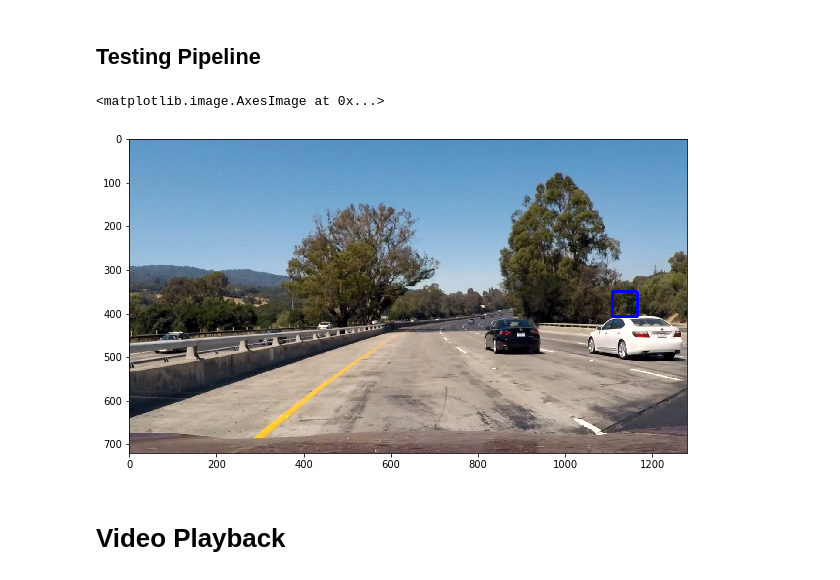
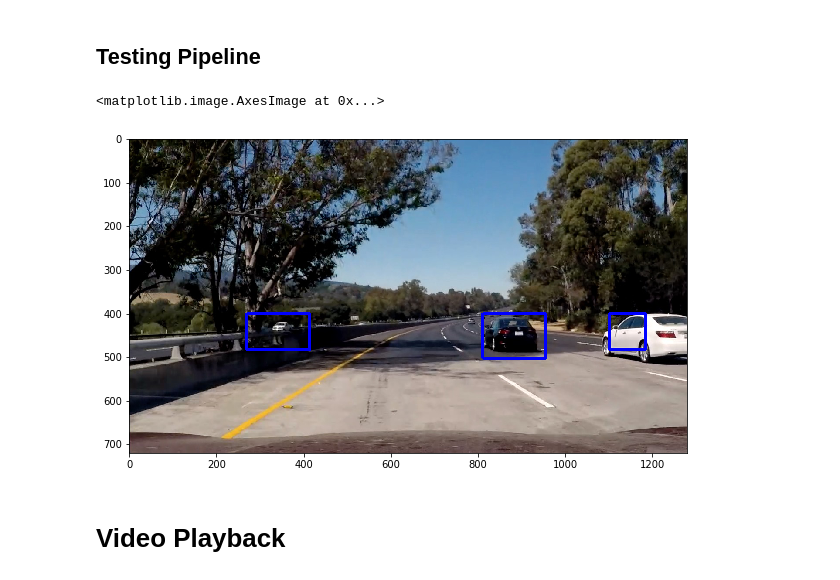
Before and after one commit to DevJoseWeb/CarND-Vehicle-Detection, a Jupyter notebook: P5.ipynb, the cells around one changed output. Drawn from its saved outputs; the diff is of its cells as text; code cells hidden in the pictures.

Commit message:
Added heatmap functionality, time to bring it all together

```diff
--- a/P5.ipynb
+++ b/P5.ipynb
@@ -577,8 +607,8 @@ cell_per_block = 2 # HOG cells per block
 hog_channel = "ALL" # Can be 0, 1, 2, or "ALL"
 spatial_size = (32, 32) # Spatial binning dimensions
 hist_bins = 32    # Number of histogram bins
-spatial_feat = False # Spatial features on or off
-hist_feat = False # Histogram features on or off
+spatial_feat = True # Spatial features on or off
+hist_feat = True # Histogram features on or off
 hog_feat = True # HOG features on or off
 y_start_stop = [image_shape[1]//2, image_shape[1]-100] # Min and max in y to search in slide_window()
 
@@ -588,6 +618,7 @@ car_features = extract_features(sample_cars, color_space=color_space,
                         cell_per_block=cell_per_block,
                         hog_channel=hog_channel, spatial_feat=spatial_feat,
                         hist_feat=hist_feat, hog_feat=hog_feat)
+
 notcar_features = extract_features(sample_non_cars, color_space=color_space,
                         spatial_size=spatial_size, hist_bins=hist_bins,
                         orient=orient, pix_per_cell=pix_per_cell,
@@ -661,42 +692,49 @@ def pipeline(image):
 # %%
 # for fname in test_images:
 #     ystart = 400
 #     ystop = 700
 #     scale = 2.5
 
-#     out_img = find_cars(img, ystart, ystop, scale, svc, X_scaler, orient, pix_per_cell, cell_per_block, spatial_size, hist_bins)
 #     image = cv2.imread(fname)
 #     image = cv2.cvtColor(image, cv2.COLOR_BGR2RGB)
 #     pipelined_window = pipeline(image)
 #     fig, axis = plt.subplots(1, 1, figsize=(10, 10))
 #     axis.imshow(pipelined_window)
 
-test_img = cv2.imread(test_images[0])
+test_img = cv2.imread(test_images[4])
 test_img = cv2.cvtColor(test_img, cv2.COLOR_BGR2RGB)
 
 rects = []
 
-colorspace = 'YCrCb' # Can be RGB, HSV, LUV, HLS, YUV, YCrCb
+color_space = cv2.COLOR_RGB2YCrCb # Can be RGB, HSV, LUV, HLS, YUV, YCrCb
 orient = 9  # HOG orientations
 pix_per_cell = 8 # HOG pixels per cell
 cell_per_block = 2 # HOG cells per block
 hog_channel = "ALL" # Can be 0, 1, 2, or "ALL"
 spatial_size = (32, 32) # Spatial binning dimensions
 hist_bins = 32    # Number of histogram bins
 
-ystart = 350
-ystop = 450
-scale = 0.9
-out_image = find_cars(test_img, ystart, ystop, scale, svc,
-                       X_scaler ,orient, pix_per_cell, cell_per_block, None, None)
+ystart = 400
+ystop = 600
+scale = 1.3
+
+rectangles, out_image = find_cars(test_img, ystart, ystop, scale, svc,
+                       X_scaler, orient, pix_per_cell, cell_per_block, spatial_size, hist_bins)
 
 # rectangles = [item for sublist in rects for item in sublist]
 # test_img_rects = draw_boxes(test_img, rectangles, color='random', thick=2)
+
+heat = np.zeros_like(test_img[:, :, 0]).astype(np.float)
+heat = add_heat(heat, rectangles)
+# heat = apply_threshold(heat, 1)
+heatmap = np.clip(heat, 0, 255)
+labels = label(heatmap)
+draw_img = draw_labeled_bboxes(np.copy(test_img), labels)
 plt.figure(figsize=(10,10))
-plt.imshow(out_image)
+plt.imshow(draw_img)
 # %% [output]
 <matplotlib.image.AxesImage at 0x...>
-[figure, old version]
+[figure, new version]
 # %% [markdown]
 # Video Playback
 # %% [markdown]
```
Also changed, not shown: parts of 6 cells of this notebook.
